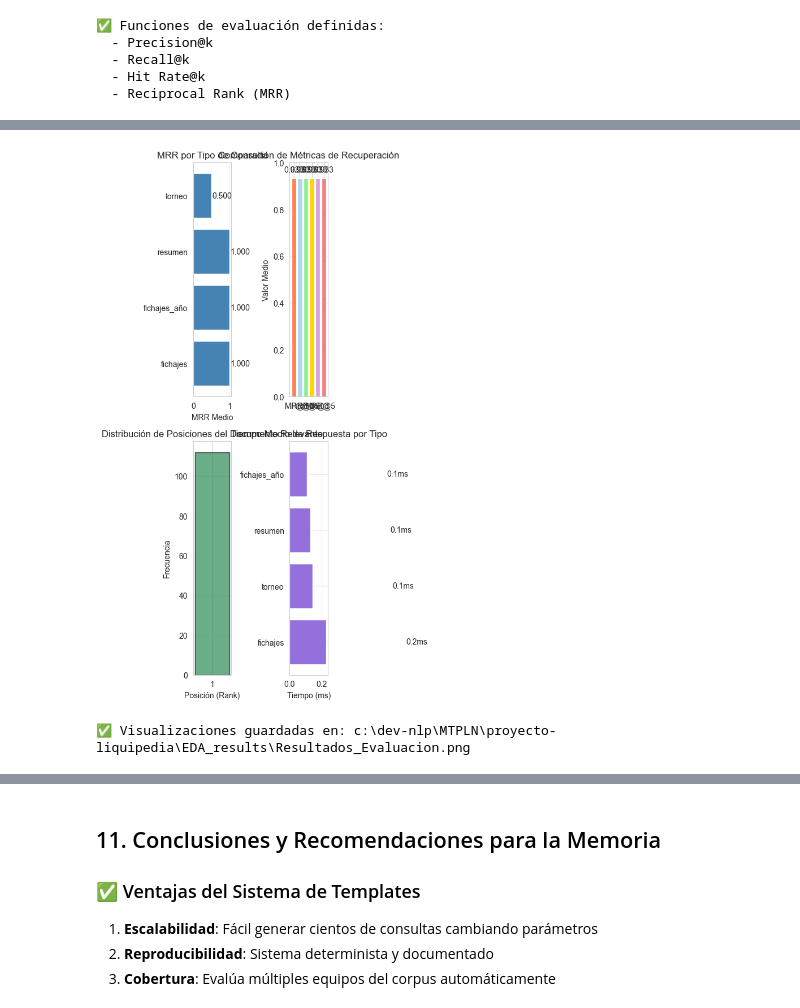
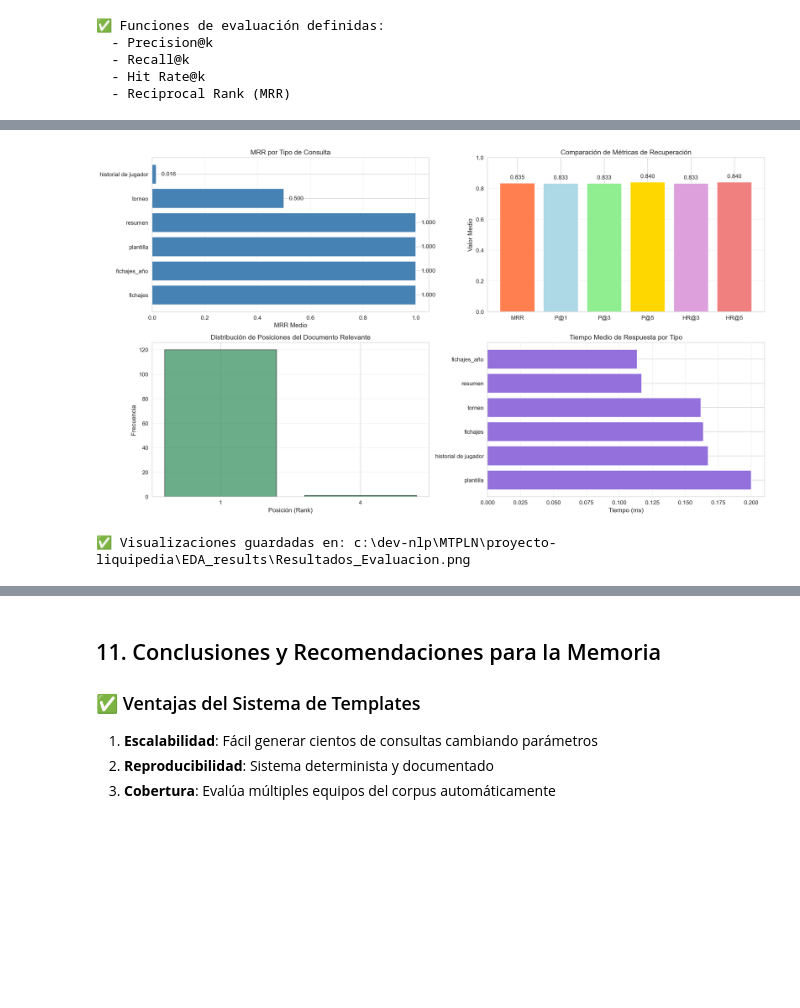
Before and after one commit to borjaocerin/MTPLN, a Jupyter notebook: proyecto-liquipedia/EDA_Analisis.ipynb, the cells around one changed output, grey strips where cells are left out. Saved outputs shown, nothing was run; the diff lists cells and outputs as text; code cells hidden in the pictures; blank space fills up the shorter version.

```diff
--- a/proyecto-liquipedia/EDA_Analisis.ipynb
+++ b/proyecto-liquipedia/EDA_Analisis.ipynb
@@ -549,6 +661,13 @@ query_templates = {
         "Quien participa en {torneo}",
         "Cual es el proximo torneo de {equipo}",
     ],
+    'historial de jugador':[
+        "Cual es la carrera de {jugador}",
+        "Explica trayectoria de {jugador}",
+    ],
+    'plantilla':[
+        "Cual es la plantilla de {equipo}",
+    ]
 }
 
 # 3. Generar consultas automáticamente
@@ -822,6 +941,6 @@ Consultas no encontradas:           8 (6.7%)
 # %%
 # Visualizaciones de resultados
-fig, axes = plt.subplots(2, 2, figsize=(14, 10))
+fig, axes = plt.subplots(2, 2, figsize=(18, 10))
 
 # 1. MRR por tipo de consulta
 type_mrr = results_df.groupby('type')['RR'].mean().sort_values(ascending=False)
@@ -849,35 +968,36 @@ axes[0, 1].grid(axis='y', alpha=0.3)
 for i, (k, v) in enumerate(metrics_means.items()):
     axes[0, 1].text(i, v + 0.02, f'{v:.3f}', ha='center', va='bottom')
 
 # 3. Distribución de ranks
 rank_counts = results_df[results_df['rank'] != 'N/A']['rank'].value_counts().sort_index()
 axes[1, 0].bar(rank_counts.index.astype(str), rank_counts.values, color='seagreen', edgecolor='black', alpha=0.7)
 axes[1, 0].set_xlabel('Posición (Rank)')
 axes[1, 0].set_ylabel('Frecuencia')
 axes[1, 0].set_title('Distribución de Posiciones del Documento Relevante')
 axes[1, 0].grid(axis='y', alpha=0.3)
 
 # 4. Tiempo de respuesta por tipo de consulta
 type_time = results_df.groupby('type')['response_time'].mean().sort_values(ascending=False) * 1000
 axes[1, 1].barh(type_time.index, type_time.values, color='mediumpurple')
 axes[1, 1].set_xlabel('Tiempo (ms)')
 axes[1, 1].set_title('Tiempo Medio de Respuesta por Tipo')
 axes[1, 1].grid(axis='x', alpha=0.3)
 for i, v in enumerate(type_time.values):
-    axes[1, 1].text(v + 0.5, i, f'{v:.1f}ms', va='center')
+     pass
+     #axes[1, 1].text(v + 0.5, i, f'{v:.1f}ms', va='baseline')
 
 plt.tight_layout()
 
 # Crear carpeta de resultados si no existe
 results_dir = project_root / 'EDA_results'
 results_dir.mkdir(exist_ok=True)
 
 plt.savefig(str(results_dir / 'Resultados_Evaluacion.png'), dpi=150, bbox_inches='tight')
 plt.show()
 
 print(f"\n✅ Visualizaciones guardadas en: {results_dir / 'Resultados_Evaluacion.png'}")
 # %% [output]
-[figure, old version]
+[figure, new version]
 ✅ Visualizaciones guardadas en: c:\dev-nlp\MTPLN\proyecto-liquipedia\EDA_results\Resultados_Evaluacion.png
 # %%
 # Crear carpeta de resultados si no existe
```
Also changed, not shown: parts of 15 cells of this notebook, 12 other files.
